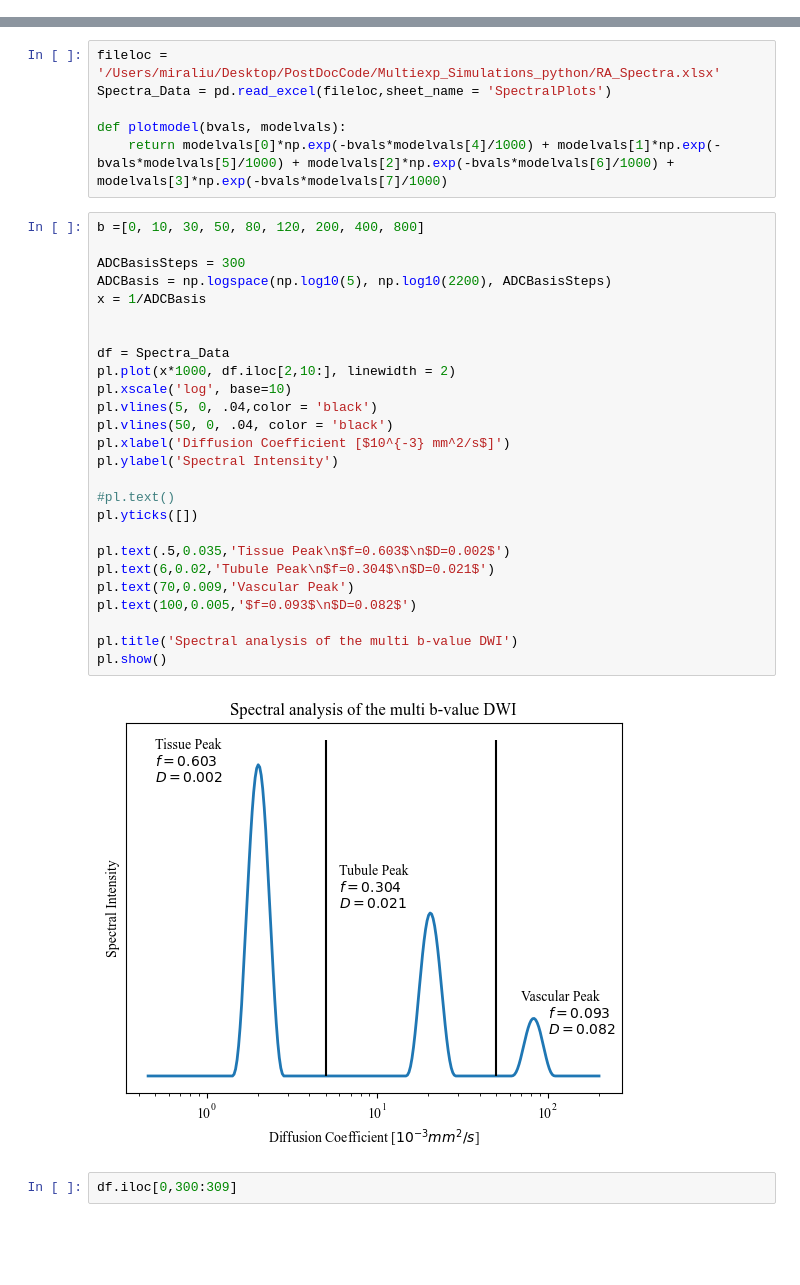
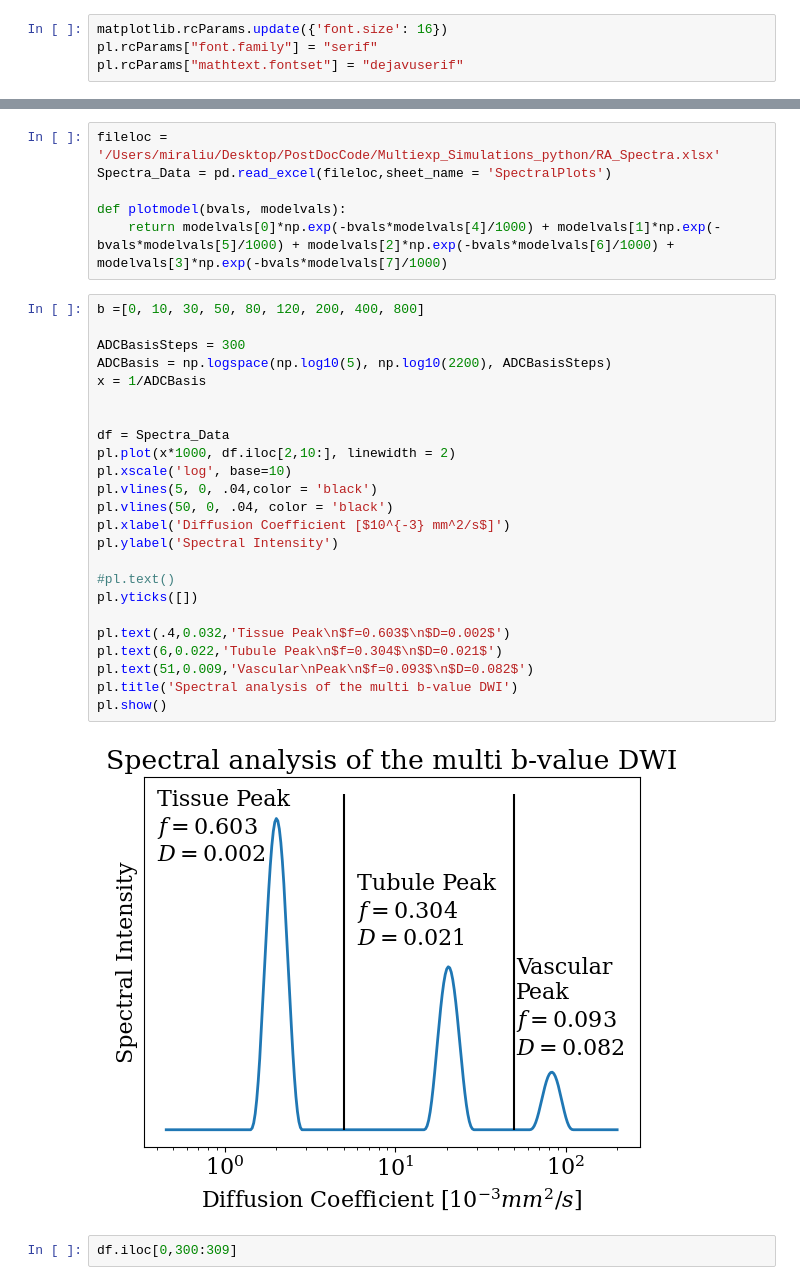
Before and after one commit to miramliu/Multiexp_Simulations_python, a Jupyter notebook: 2024Spring07_SphericalGaussianDiffusion.ipynb, the cells around one changed output, grey strips where cells are left out. Drawn from its saved outputs; the diff is of its cells as text; blank space fills up the shorter version.

```diff
--- a/2024Spring07_SphericalGaussianDiffusion.ipynb
+++ b/2024Spring07_SphericalGaussianDiffusion.ipynb
@@ -341,6 +341,10 @@ for t in time:
     conc_tisss = np.append(conc_tisss, conc_tiss)
     conc_tubs = np.append(conc_tubs,conc_tub)
     conc_vascs = np.append(conc_vascs, conc_vasc)
+# %%
+matplotlib.rcParams.update({'font.size': 16})
+pl.rcParams["font.family"] = "serif"
+pl.rcParams["mathtext.fontset"] = "dejavuserif"
 # %%
 
 
@@ -418,31 +425,29 @@ def plotmodel(bvals, modelvals):
 # %%
 b =[0, 10, 30, 50, 80, 120, 200, 400, 800]
 
 ADCBasisSteps = 300
 ADCBasis = np.logspace(np.log10(5), np.log10(2200), ADCBasisSteps)
 x = 1/ADCBasis
 
 
 df = Spectra_Data
 pl.plot(x*1000, df.iloc[2,10:], linewidth = 2)
 pl.xscale('log', base=10)
 pl.vlines(5, 0, .04,color = 'black')
 pl.vlines(50, 0, .04, color = 'black')
 pl.xlabel('Diffusion Coefficient [$10^{-3} mm^2/s$]')
 pl.ylabel('Spectral Intensity')
 
 #pl.text()
 pl.yticks([])
 
-pl.text(.5,0.035,'Tissue Peak\n$f=0.603$\n$D=0.002$')
-pl.text(6,0.02,'Tubule Peak\n$f=0.304$\n$D=0.021$')
-pl.text(70,0.009,'Vascular Peak')
-pl.text(100,0.005,'$f=0.093$\n$D=0.082$')
-
+pl.text(.4,0.032,'Tissue Peak\n$f=0.603$\n$D=0.002$')
+pl.text(6,0.022,'Tubule Peak\n$f=0.304$\n$D=0.021$')
+pl.text(51,0.009,'Vascular\nPeak\n$f=0.093$\n$D=0.082$')
 pl.title('Spectral analysis of the multi b-value DWI')
 pl.show()
 # %% [output]
-[figure, old version]
+[figure, new version]
 # %%
 df.iloc[0,300:309]
 # %% [output]
```
Also changed, not shown: parts of 4 cells of this notebook, 19 other files.
